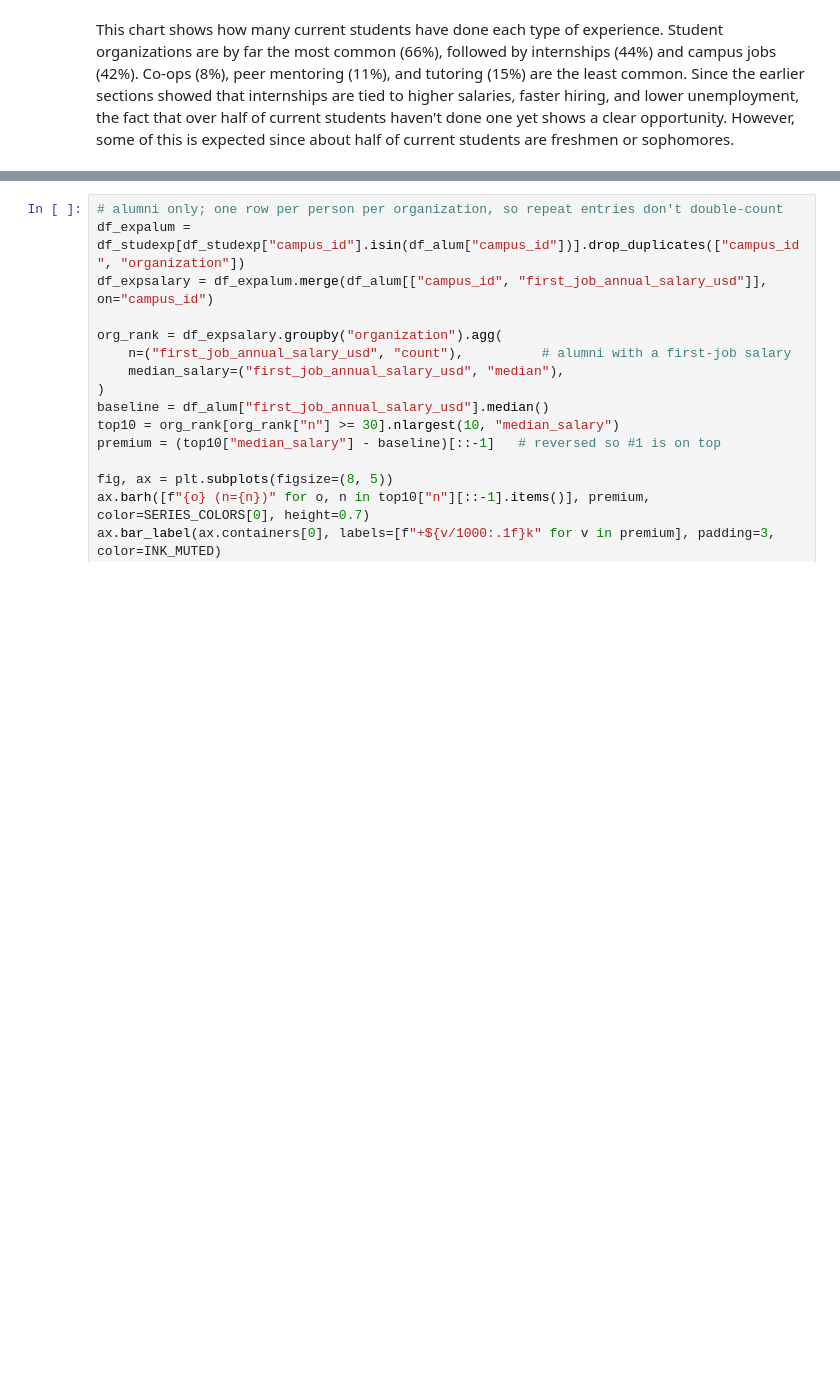
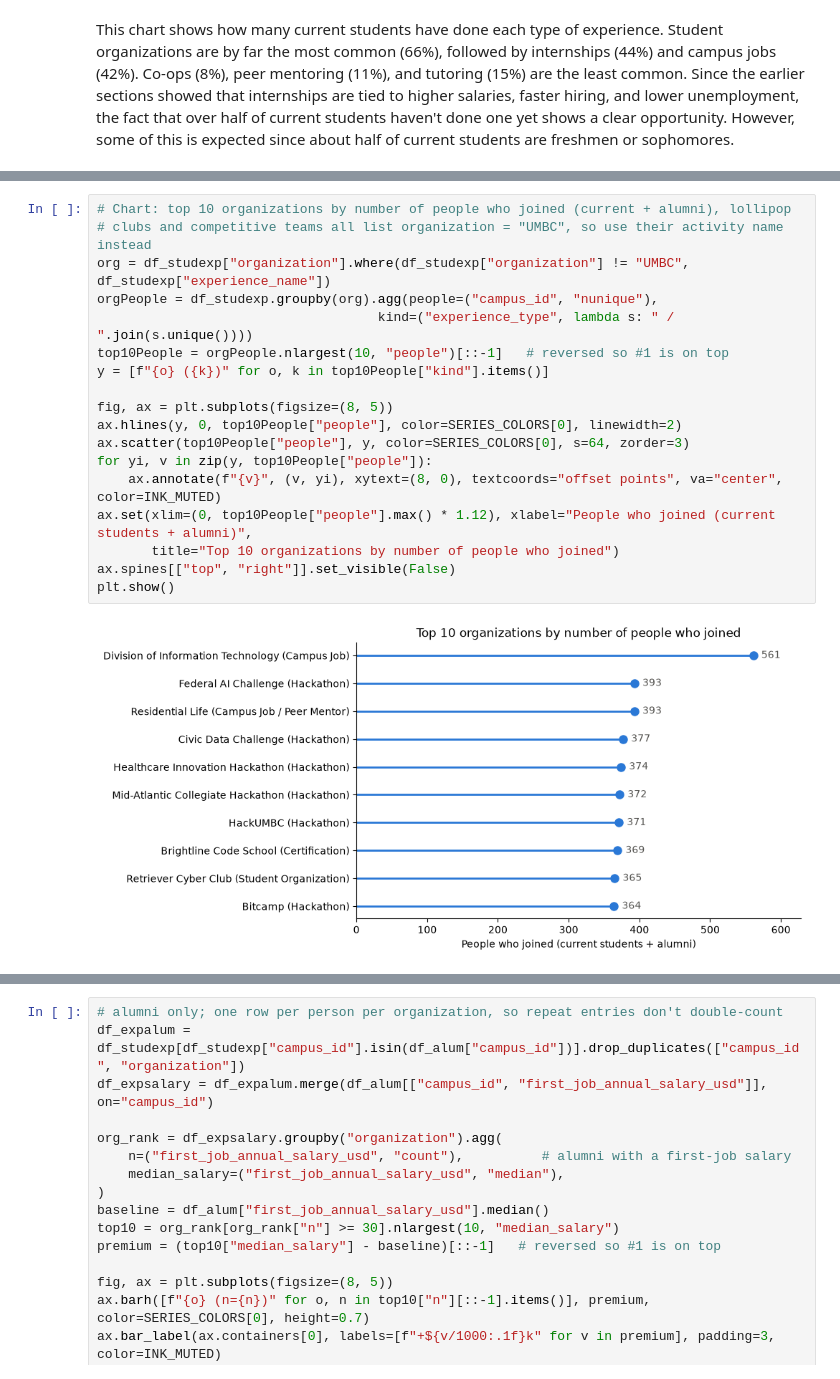
Before and after one commit to WestphalianFresco/TSWhackUMBC, a Jupyter notebook: dataset_analysis.ipynb, the cells around one changed output, grey strips where cells are left out. Drawn from its saved outputs; the diff is of its cells as text; blank space fills up the shorter version.

```diff
--- a/dataset_analysis.ipynb
+++ b/dataset_analysis.ipynb
@@ -597,0 +635,20 @@ This chart shows how many current students have done each type of experience. St
+# %%
+# Chart: top 10 organizations by number of people who joined (current + alumni), lollipop
+# clubs and competitive teams all list organization = "UMBC", so use their activity name instead
+org = df_studexp["organization"].where(df_studexp["organization"] != "UMBC", df_studexp["experience_name"])
+orgPeople = df_studexp.groupby(org).agg(people=("campus_id", "nunique"),
+                                    kind=("experience_type", lambda s: " / ".join(s.unique())))
+top10People = orgPeople.nlargest(10, "people")[::-1]   # reversed so #1 is on top
+y = [f"{o} ({k})" for o, k in top10People["kind"].items()]
+
+fig, ax = plt.subplots(figsize=(8, 5))
+ax.hlines(y, 0, top10People["people"], color=SERIES_COLORS[0], linewidth=2)
+ax.scatter(top10People["people"], y, color=SERIES_COLORS[0], s=64, zorder=3)
+for yi, v in zip(y, top10People["people"]):
+    ax.annotate(f"{v}", (v, yi), xytext=(8, 0), textcoords="offset points", va="center", color=INK_MUTED)
+ax.set(xlim=(0, top10People["people"].max() * 1.12), xlabel="People who joined (current students + alumni)",
+       title="Top 10 organizations by number of people who joined")
+ax.spines[["top", "right"]].set_visible(False)
+plt.show()
+# %% [output]
+[figure, added]
```
Also changed, not shown: parts of 15 cells of this notebook, 1 other file.
